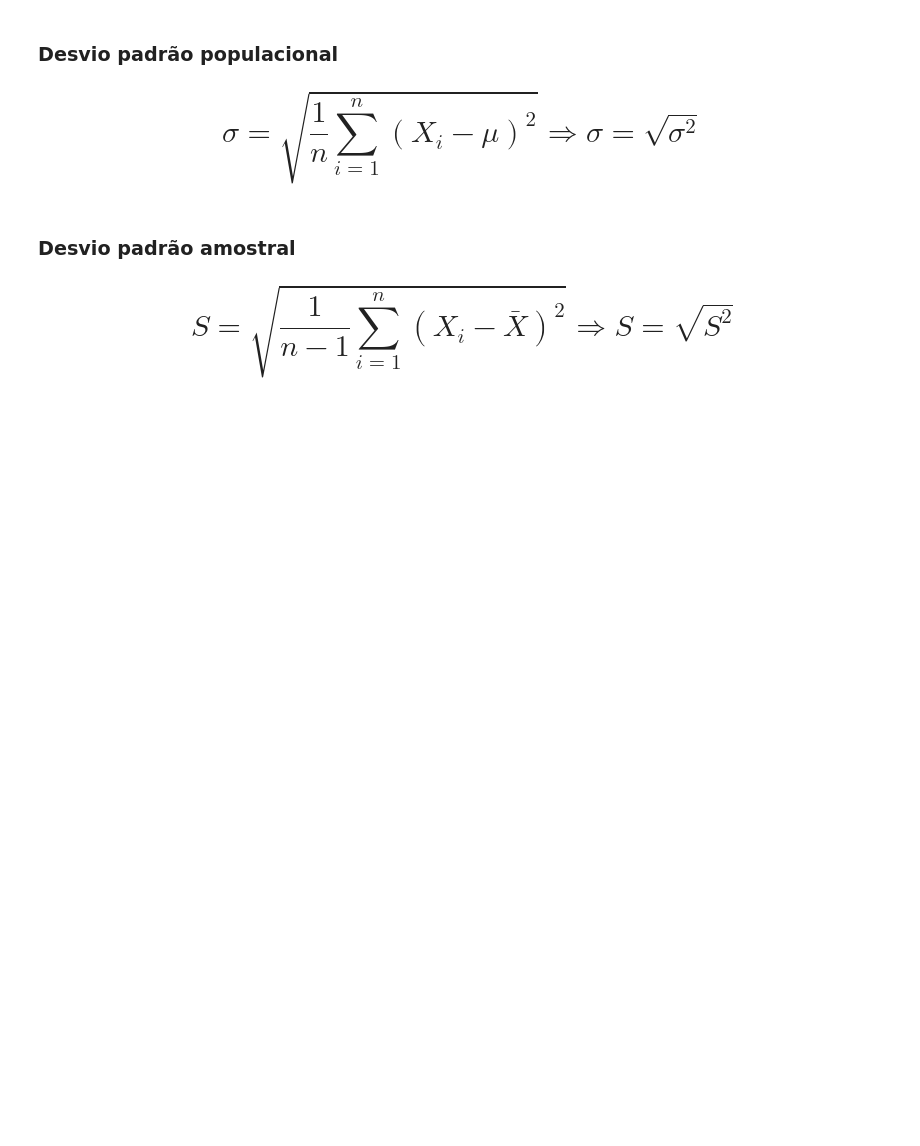
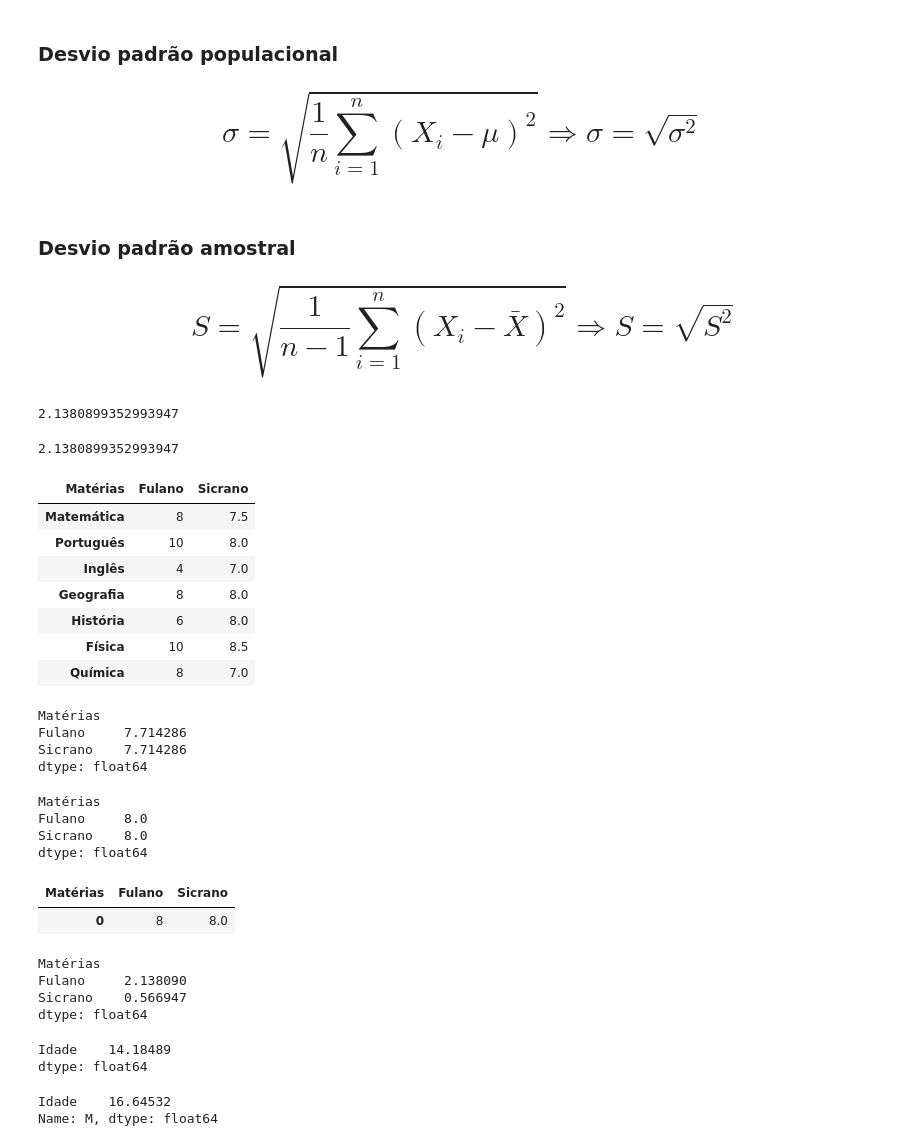
Before and after one commit to weslleysribeiro/python_statistics, a Jupyter notebook: Curso_de_Estatística_Parte_1.ipynb, the cells around one changed output. Drawn from its saved outputs; the diff is of its cells as text; code cells hidden in the pictures; blank space fills up the shorter version.

```diff
--- a/Curso_de_Estatística_Parte_1.ipynb
+++ b/Curso_de_Estatística_Parte_1.ipynb
@@ -1191,3 +1191,63 @@ Uma das restrições da variância é o fato de fornecer medidas em quadrados da
 ### Desvio padrão amostral
 
 # $$S = \sqrt{\frac 1{n-1}\sum_{i=1}^{n}(X_i-\bar{X})^2} \Longrightarrow S = \sqrt{S^2}$$
+# %%
+np.sqrt(variancia)
+# %% [output]
+2.1380899352993947
+# %%
+desvio_padrao = notas_fulano['Fulano'].std()
+desvio_padrao
+# %% [output]
+2.1380899352993947
+# %%
+df
+# %% [output]
+| Matérias | Fulano | Sicrano |
+| Matemática | 8 | 7.5 |
+| Português | 10 | 8.0 |
+| Inglês | 4 | 7.0 |
+| Geografia | 8 | 8.0 |
+| História | 6 | 8.0 |
+| Física | 10 | 8.5 |
+| Química | 8 | 7.0 |
+# %%
+df.mean()
+# %% [output]
+Matérias
+Fulano     7.714286
+Sicrano    7.714286
+dtype: float64
+# %%
+df.median()
+# %% [output]
+Matérias
+Fulano     8.0
+Sicrano    8.0
+dtype: float64
+# %%
+df.mode()
+# %% [output]
+| Matérias | Fulano | Sicrano |
+| 0 | 8 | 8.0 |
+# %%
+df.std()
+# %% [output]
+Matérias
+Fulano     2.138090
+Sicrano    0.566947
+dtype: float64
+# %%
+dataset = pd.DataFrame({
+    'Sexo': ['H', 'M', 'M', 'M', 'M', 'H', 'H', 'H', 'M', 'M'],
+    'Idade': [53, 72, 54, 27, 30, 40, 58, 32, 44, 51]
+})
+dataset.std()
+# %% [output]
+Idade    14.18489
+dtype: float64
+# %%
+dataset.groupby(['Sexo']).std().loc['M']
+# %% [output]
+Idade    16.64532
+Name: M, dtype: float64
```
